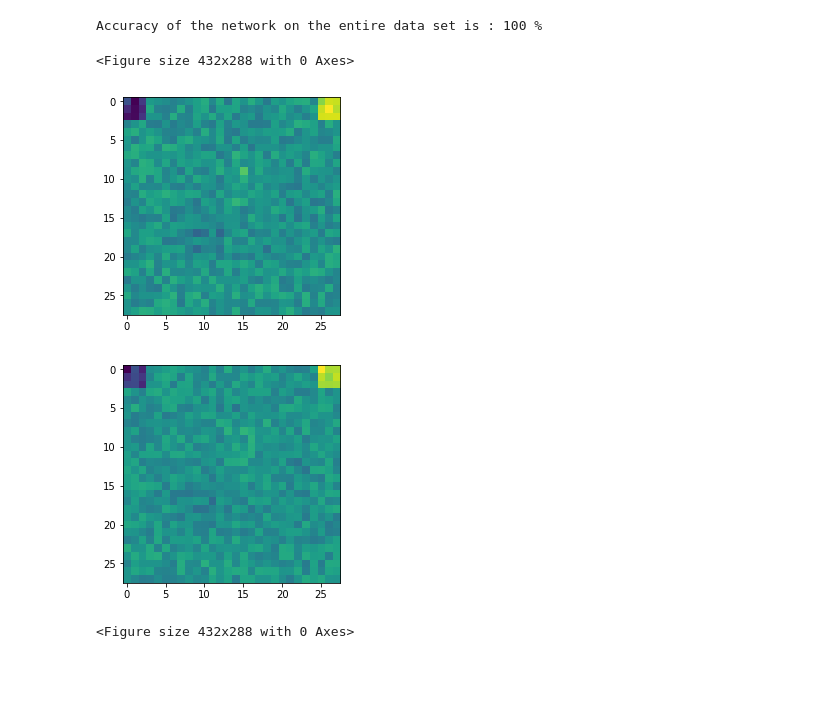
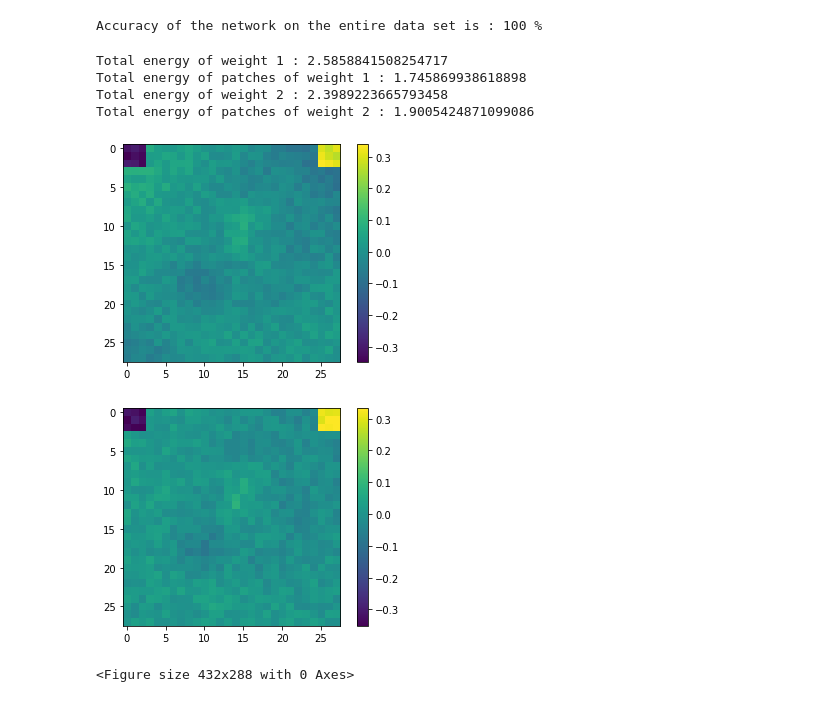
Before and after one commit to akshay-d-khare/Domain-adaptation, a Jupyter notebook: Exp_3_LinearModel_MNIST_alpha.ipynb, the cells around one changed output. Cells and saved outputs as stored; diff of their text form; code cells hidden in the pictures; blank space fills up the shorter version.

```diff
--- a/Exp_3_LinearModel_MNIST_alpha.ipynb
+++ b/Exp_3_LinearModel_MNIST_alpha.ipynb
@@ -346,31 +410,50 @@ with torch.no_grad():
   print('Accuracy of the network on the entire data set is : %d %%' %(100 * correct/ total))
 # %% [output]
 Accuracy of the network on the entire data set is : 100 %
-# %%
-W1 = model.fc1.weight.detach().numpy()
-W1_reshape = np.reshape(W1, (28, 28))
-plt.imshow(W1_reshape)
-plt.figure()
-
-W2 = model.fc2.weight.detach().numpy()
-W2_reshape = np.reshape(W2, (28, 28))
-plt.imshow(W2_reshape)
-plt.figure()
-
-# W3 = model.fc3.weight.detach().numpy()
-# W3_reshape = np.reshape(W3, (28, 28))
-# plt.imshow(W3_reshape)
-# plt.figure()
-
-# W4 = model.fc4.weight.detach().numpy()
-# W4_reshape = np.reshape(W4, (28, 28))
-# plt.imshow(W4_reshape)
-# plt.figure()
-# %% [output]
-<Figure size 432x288 with 0 Axes>
-[figure, removed]
-[figure, removed]
-<Figure size 432x288 with 0 Axes>
+# %%
+W1 = model.fc14.weight.detach().numpy()
+W1_reshape = np.reshape(W1, (28, 28))
+plt.imshow(W1_reshape)
+plt.colorbar()
+plt.figure()
+
+energy_patch1 = 0
+energy_total1 = 0
+
+for r in range(28):
+  for c in range(28):
+      energy_total1 += (W1_reshape[r, c])** 2
+      if r < 3 and c in [0, 1, 2, 25, 26, 27]:
+        energy_patch1 += (W1_reshape[r, c])**2
+
+print('Total energy of weight 1 :', energy_total1)
+print('Total energy of patches of weight 1 :', energy_patch1)
+
+W2 = model.fc7.weight.detach().numpy()
+W2_reshape = np.reshape(W2, (28, 28))
+plt.imshow(W2_reshape)
+plt.colorbar()
+plt.figure()
+
+energy_patch2 = 0
+energy_total2 = 0
+
+for r in range(28):
+  for c in range(28):
+      energy_total2 += (W2_reshape[r, c])** 2
+      if r < 3 and c in [0, 1, 2, 25, 26, 27]:
+        energy_patch2 += (W2_reshape[r, c])**2
+
+print('Total energy of weight 2 :', energy_total2)
+print('Total energy of patches of weight 2 :', energy_patch2)
+# %% [output]
+Total energy of weight 1 : 2.5858841508254717
+Total energy of patches of weight 1 : 1.745869938618898
+Total energy of weight 2 : 2.3989223665793458
+Total energy of patches of weight 2 : 1.9005424871099086
+[figure, added]
+[figure, added]
+<Figure size 432x288 with 0 Axes>
 # %%
 # # Tabluate the train and test accuracy on the un-patched data for different values of SD (alpha)
 # train_accuracy = [0.89, 0.86, 0.82, 0.81, 0.69]
```
Also changed, not shown: parts of 13 cells of this notebook.
